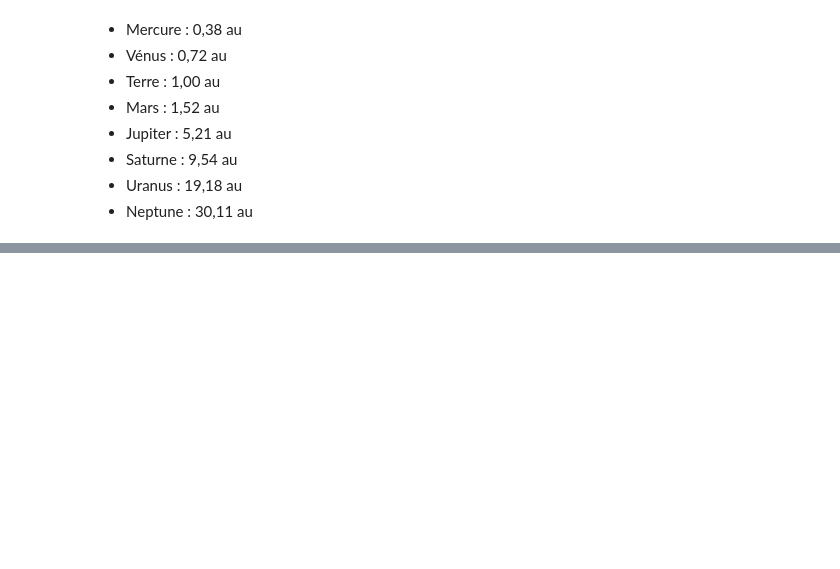
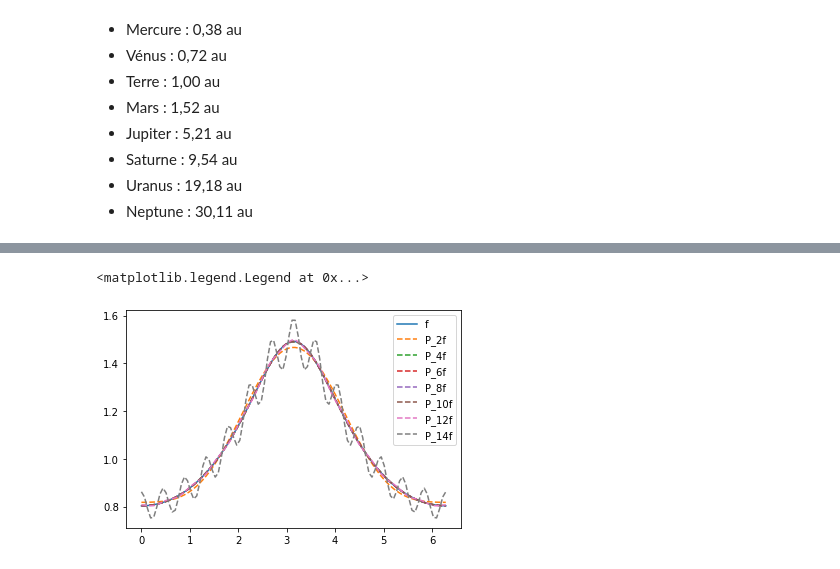
Before and after one commit to letsop/Fourier, a Jupyter notebook: Fourier.ipynb, the cells around one changed output, grey strips where cells are left out. Cells and saved outputs as stored; diff of their text form; code cells hidden in the pictures; blank space fills up the shorter version.

```diff
--- a/Fourier.ipynb
+++ b/Fourier.ipynb
@@ -126,23 +143,27 @@ ylabel(r'$\alpha$')
 # %%
-r=0.3
+alpha=0.3
+rho=2*alpha/(1+alpha**2)
 nbp=100
 Theta_p=linspace(0,2*pi,nbp)
 yp=f(Theta_p)  # the true function
 plot(Theta_p,yp,label='f')
 
 Nint=16 # number of collocation points
 Er_=[]
 Nf_=range(2,15,2)  # Max degree of truncated Fourier serie
 for Nf in Nf_:
     a=calc_a(Nf,Nint)
     pny=zeros((nbp,1),dtype=complex)  # the Fourier approximation
     for k in range(nbp):
         pny[k]=calc_PNf(a,Theta_p[k],Nf)
     plot(Theta_p,real(pny),'--',label='P_{}f'.format(Nf))
     # compute max error between f and P_Nf
     Er=norm(reshape(yp,(nbp,1))-real(pny),np.inf)
     Er_.append(Er)
 legend()
+# %% [output]
+<matplotlib.legend.Legend at 0x...>
+[figure, added]
 # %%
 plot(Nf_,Er_,'-o')
 xlabel(r'$N_f$')
```
Also changed, not shown: parts of 8 cells of this notebook.
